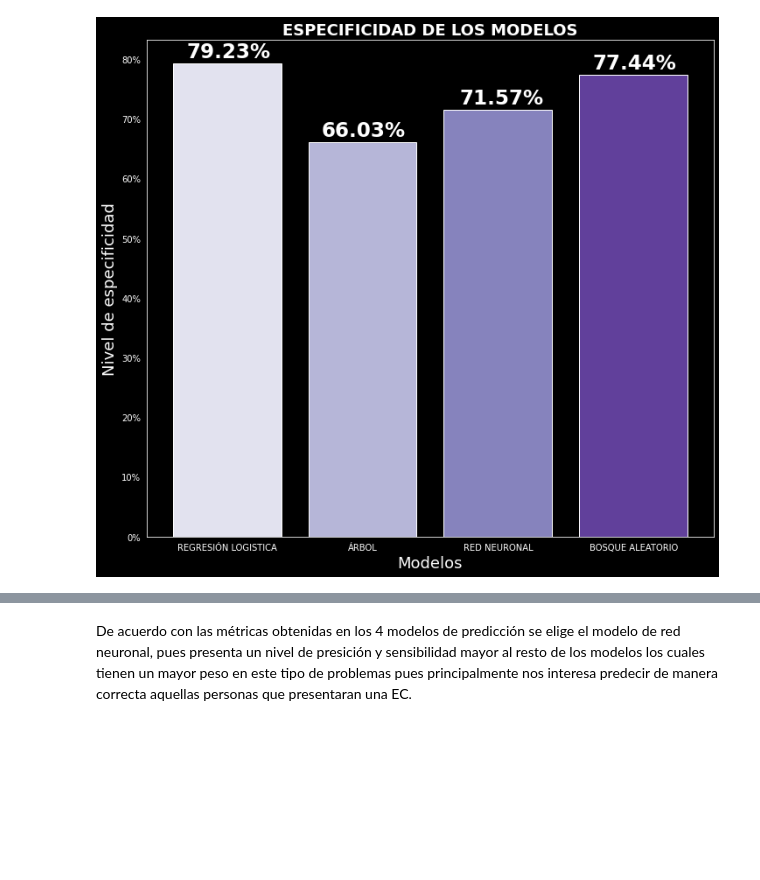
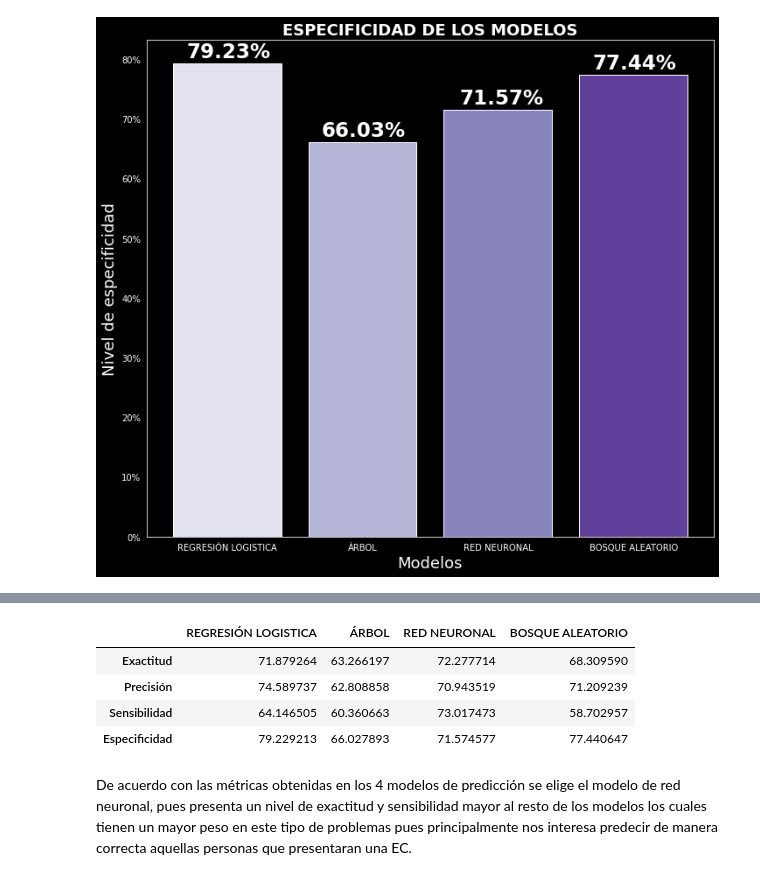
Before and after one commit to angyf/Proyecto_Final, a Jupyter notebook: modelos_finales.ipynb, the cells around one changed output, grey strips where cells are left out. Cells and saved outputs as stored; diff of their text form; code cells hidden in the pictures; blank space fills up the shorter version.

```diff
--- a/modelos_finales.ipynb
+++ b/modelos_finales.ipynb
@@ -713,2 +756,11 @@ plt.show()
+# %%
+metricas=pd.DataFrame([test_accuracy,precision,sensibilidad,especificidad],columns=modelos,index=["Exactitud","Precisión","Sensibilidad","Especificidad"])
+metricas
+# %% [output]
+|  | REGRESIÓN LOGISTICA | ÁRBOL | RED NEURONAL | BOSQUE ALEATORIO |
+| Exactitud | 71.879264 | 63.266197 | 72.277714 | 68.309590 |
+| Precisión | 74.589737 | 62.808858 | 70.943519 | 71.209239 |
+| Sensibilidad | 64.146505 | 60.360663 | 73.017473 | 58.702957 |
+| Especificidad | 79.229213 | 66.027893 | 71.574577 | 77.440647 |
 # %% [markdown]
-De acuerdo con las métricas obtenidas en los 4 modelos de predicción se elige el modelo de red neuronal, pues presenta un nivel de presición y sensibilidad mayor al resto de los modelos los cuales tienen un mayor peso en este tipo de problemas pues principalmente nos interesa predecir de manera correcta aquellas personas que presentaran una EC.
+De acuerdo con las métricas obtenidas en los 4 modelos de predicción se elige el modelo de red neuronal, pues presenta un nivel de exactitud y sensibilidad mayor al resto de los modelos los cuales tienen un mayor peso en este tipo de problemas pues principalmente nos interesa predecir de manera correcta aquellas personas que presentaran una EC.
```
Also changed, not shown: parts of 11 cells of this notebook.
